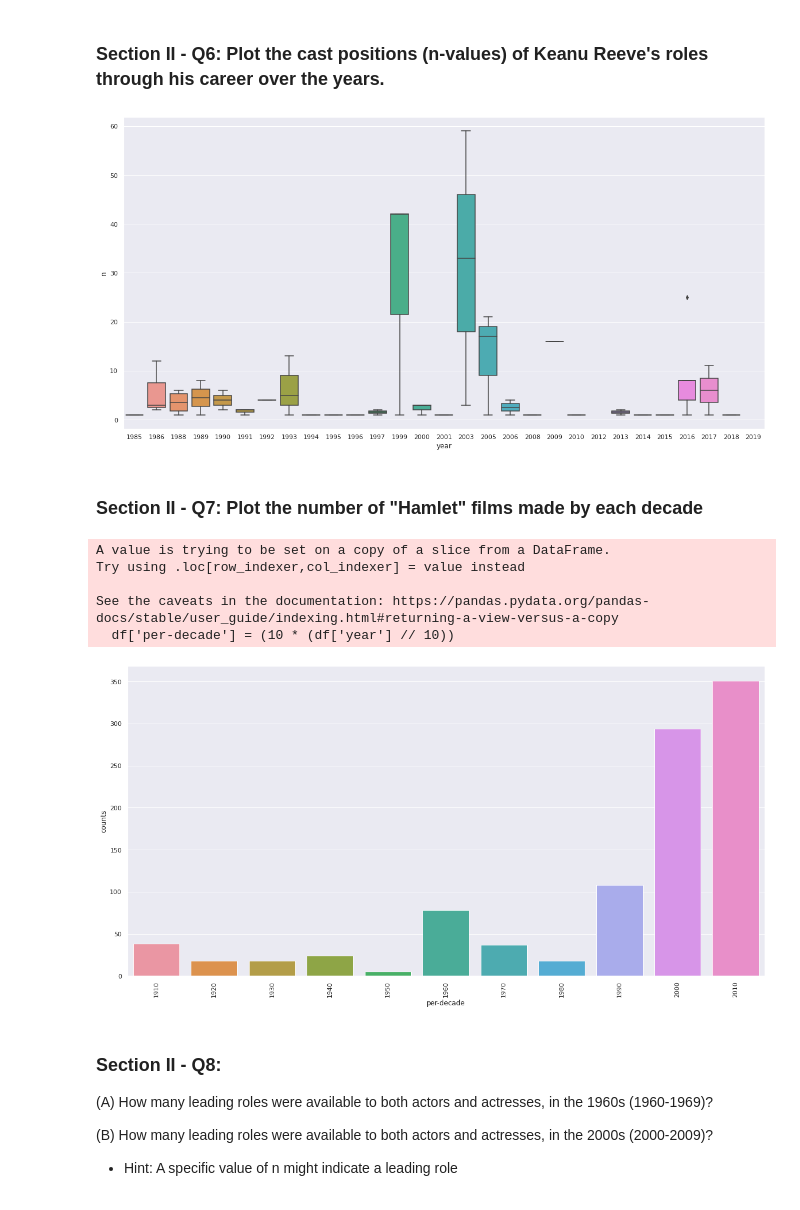
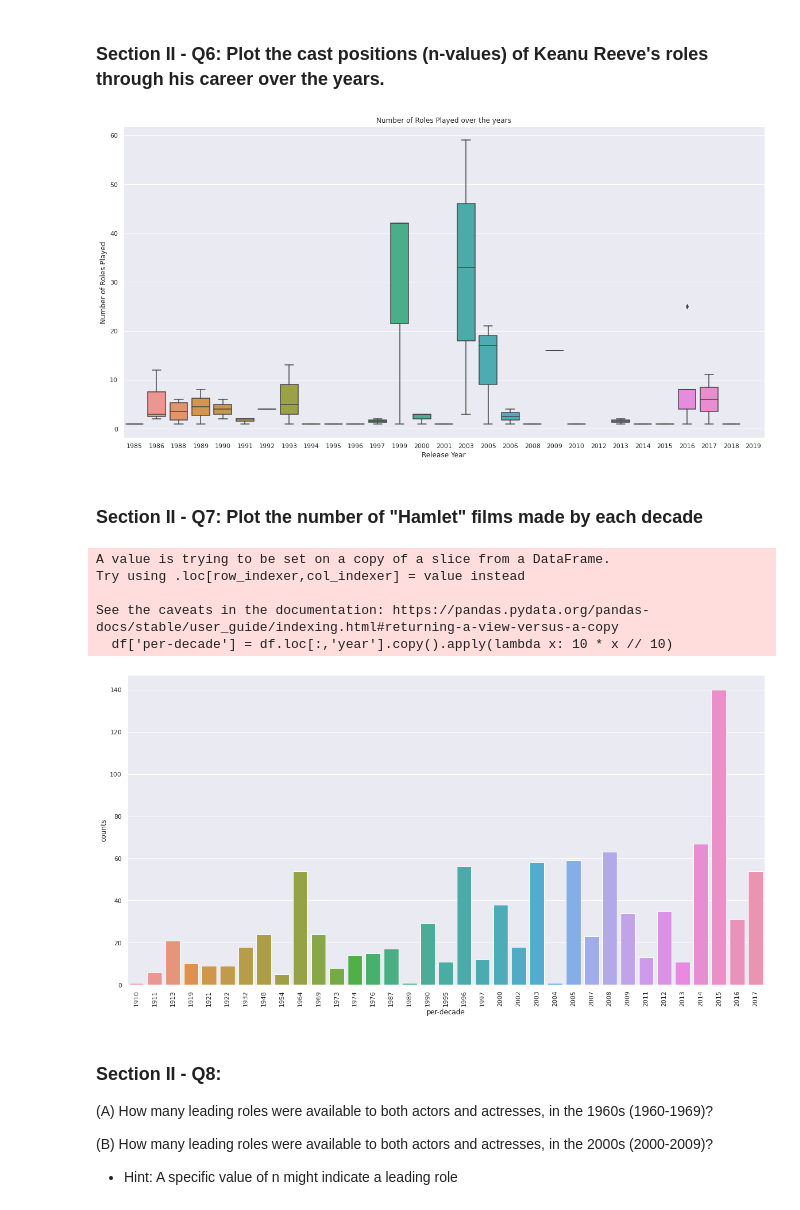
Before and after one commit to skakumanu/ml-bootcamp, a Jupyter notebook: unit5.3.13.ipynb, the cells around one changed output. Saved outputs shown, nothing was run; the diff lists cells and outputs as text; code cells hidden in the pictures.

```diff
--- a/unit5.3.13.ipynb
+++ b/unit5.3.13.ipynb
@@ -538,12 +538,16 @@ plt.show()
 # %% [markdown]
 ### Section II - Q6: Plot the cast positions (n-values) of Keanu Reeve's roles through his career over the years.
 # %%
+
+#cast = pd.read_csv('dataset/cast.csv.zip')
+
 df = cast[cast.name.str.contains('Keanu Reeves', case = False)]
 
 #df.head()
 
 fig, ax = plt.subplots(figsize=(20, 10))
 
+ax.set(xlabel='Release Year', ylabel='Role (n-values)')
 
 #Plot the cast positions (n-values) of Keanu Reeve's roles through his career over the years.¶
 g = sns.boxplot(data = df
@@ -553,47 +557,48 @@ g = sns.boxplot(data = df
            )
 
 
-# Show the plot
-plt.show()
+plt.ylabel("Number of Roles Played")
+plt.xlabel("Release Year")
+plt.title("Number of Roles Played over the years") # You can comment this line out if you don't need title
+plt.show(g)
 # %% [output]
-[figure, old version]
+[figure, new version]
 # %% [markdown]
 ### Section II - Q7: Plot the number of "Hamlet" films made by each decade
 # %%
 df = cast[cast.title.str.contains('Hamlet', case = False)]
 
-
-df['per-decade'] = (10 * (df['year'] // 10))
+df['per-decade'] = df.loc[:,'year'].copy().apply(lambda x: 10 * x // 10)
 
 total_films = df['per-decade'].value_counts()
 #print (total_films)
 
 df_total_films = pd.DataFrame(total_films)
 df_value_counts_reset = df_total_films.reset_index()
 df_value_counts_reset.columns = ['per-decade', 'counts']
 
 df_value_counts_reset = df_value_counts_reset.sort_values(by='per-decade')
 
 fig, ax = plt.subplots(figsize=(20, 10))
 
 #Plot the total number of films released
 g = sns.barplot(data = df_value_counts_reset
             ,x = 'per-decade'
             ,y = 'counts'
             ,ax = ax
             )
 
 g.set_xticklabels(
     labels=df_value_counts_reset['per-decade'], rotation=90)
 # Show the plot
 plt.show()
 # %% [output]
 A value is trying to be set on a copy of a slice from a DataFrame.
 Try using .loc[row_indexer,col_indexer] = value instead
 
 See the caveats in the documentation: https://pandas.pydata.org/pandas-docs/stable/user_guide/indexing.html#returning-a-view-versus-a-copy
-  df['per-decade'] = (10 * (df['year'] // 10))
+  df['per-decade'] = df.loc[:,'year'].copy().apply(lambda x: 10 * x // 10)
-[figure, old version]
+[figure, new version]
 # %% [markdown]
 ### Section II - Q8:
 
```
Also changed, not shown: parts of 5 cells of this notebook.
